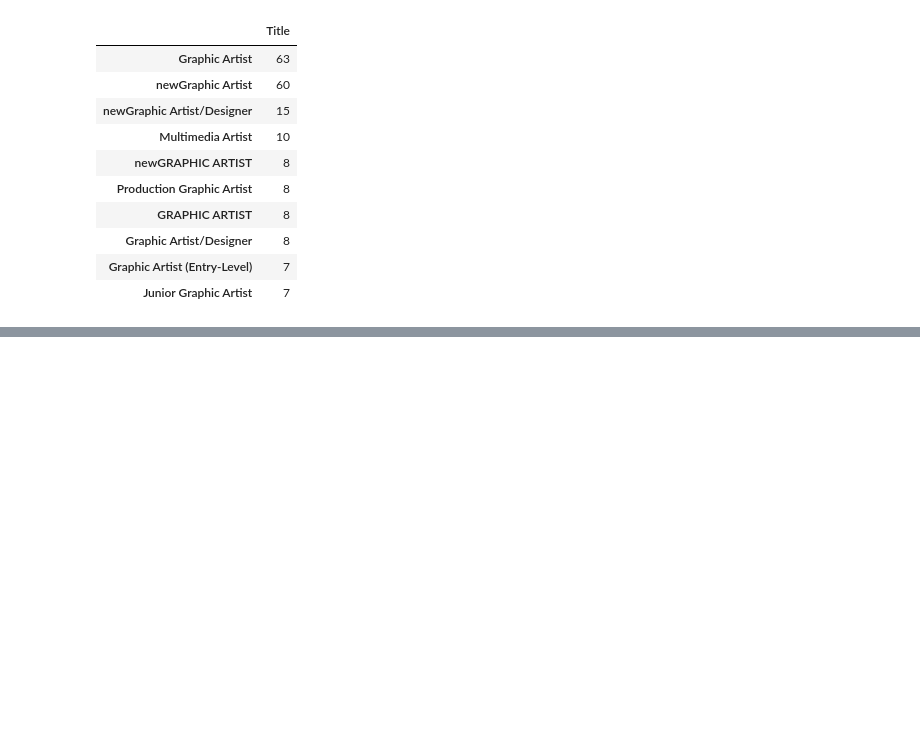
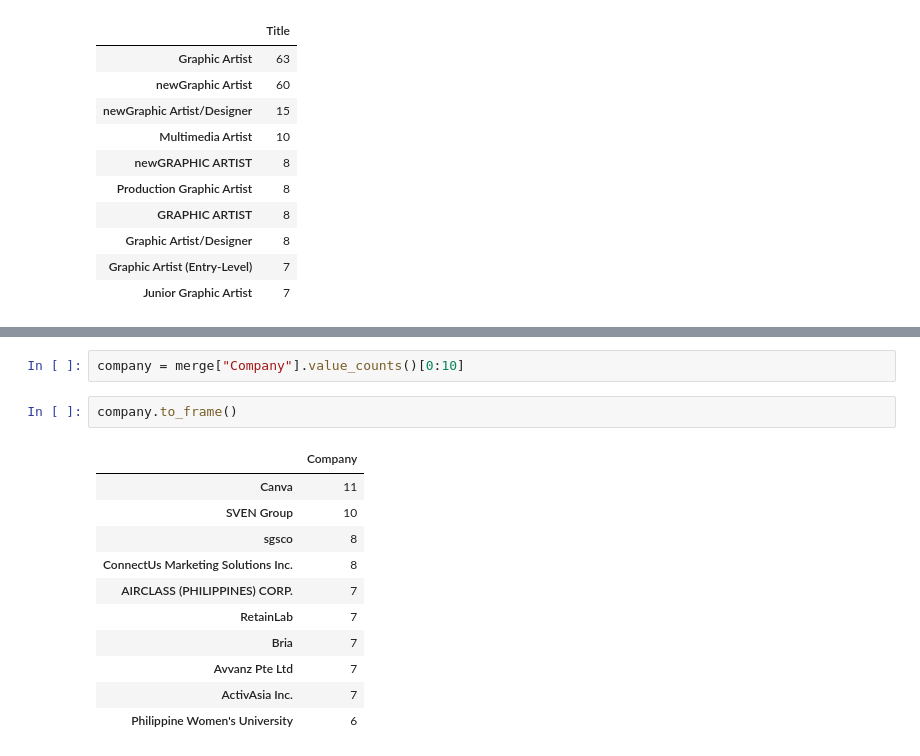
Before and after one commit to jvicrosario1106/husay_project_task, a Jupyter notebook: Data Analysis/analysis_artist_indeed.ipynb, the cells around one changed output, grey strips where cells are left out. Saved outputs shown, nothing was run; the diff lists cells and outputs as text; blank space fills up the shorter version.

```diff
--- a/Data Analysis/analysis_artist_indeed.ipynb
+++ b/Data Analysis/analysis_artist_indeed.ipynb
@@ -79,0 +83,16 @@ plt.show()
+# %%
+company = merge["Company"].value_counts()[0:10]
+# %%
+company.to_frame()
+# %% [output]
+|  | Company |
+| Canva | 11 |
+| SVEN Group | 10 |
+| sgsco | 8 |
+| ConnectUs Marketing Solutions Inc. | 8 |
+| AIRCLASS (PHILIPPINES) CORP. | 7 |
+| RetainLab | 7 |
+| Bria | 7 |
+| Avvanz Pte Ltd | 7 |
+| ActivAsia Inc. | 7 |
+| Philippine Women's University | 6 |
```
Also changed, not shown: parts of 5 cells of this notebook.
